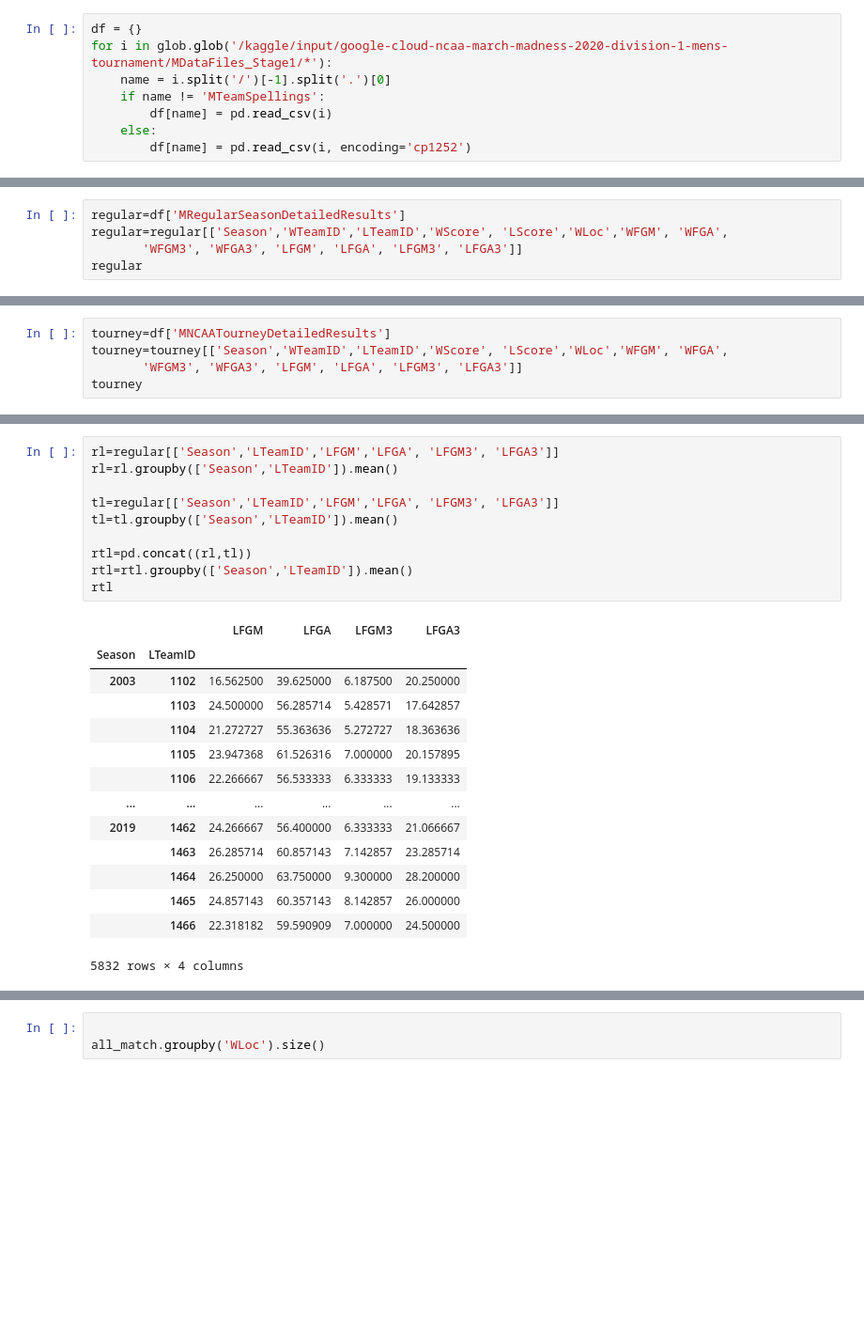
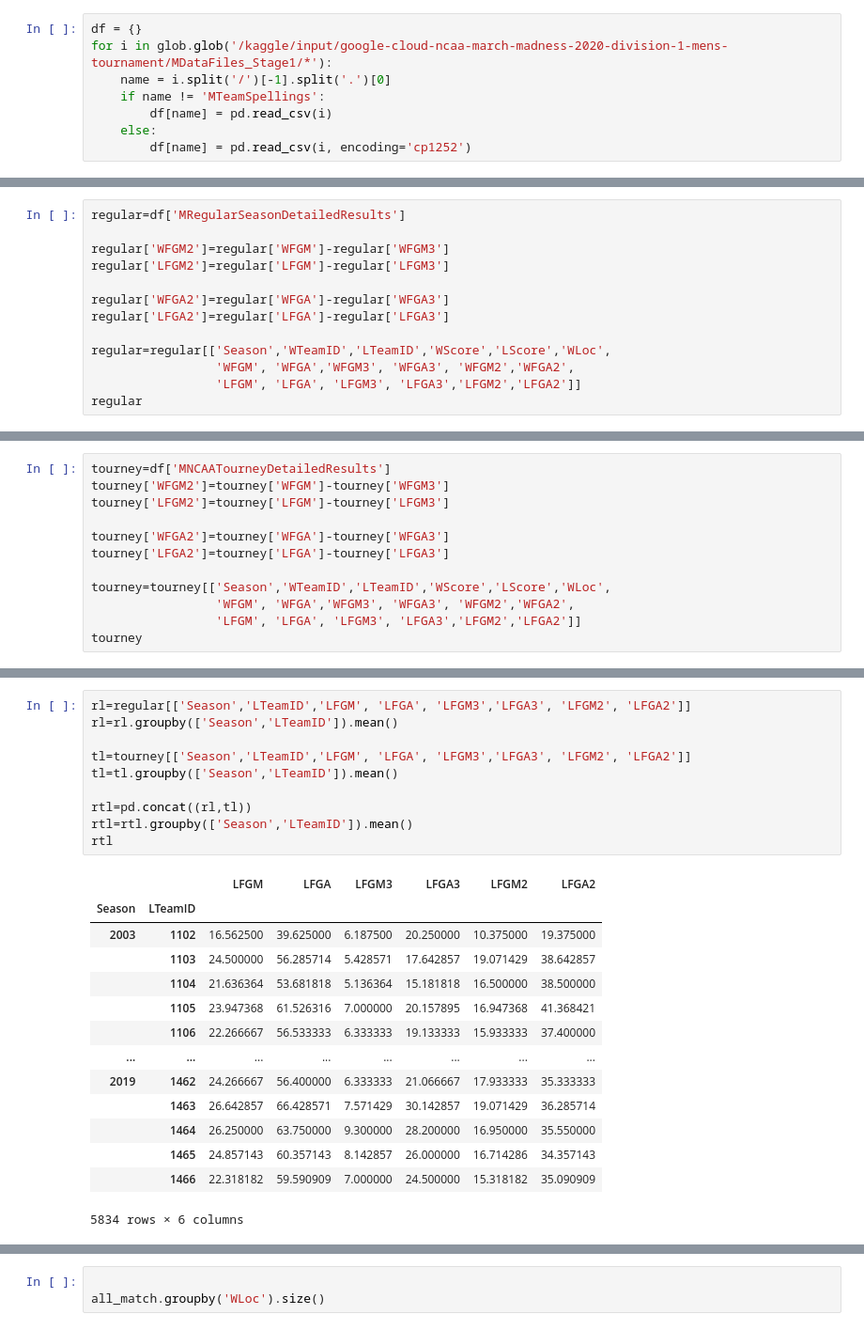
Before and after one commit to uni2237/kaggle-ncaa_m_2020, a Jupyter notebook: kernel79392c161c.ipynb, the cells around one changed output, grey strips where cells are left out. Shown at 94% size. Drawn from its saved outputs; the diff is of its cells as text; blank space fills up the shorter version.

```diff
--- a/kernel79392c161c.ipynb
+++ b/kernel79392c161c.ipynb
@@ -69,6 +69,14 @@ dict_keys(['Cities', 'MSecondaryTourneyTeams', 'MNCAATourneyCompactResults', 'MR
 # %%
 regular=df['MRegularSeasonDetailedResults']
-regular=regular[['Season','WTeamID','LTeamID','WScore', 'LScore','WLoc','WFGM', 'WFGA',
-       'WFGM3', 'WFGA3', 'LFGM', 'LFGA', 'LFGM3', 'LFGA3']]
+
+regular['WFGM2']=regular['WFGM']-regular['WFGM3']
+regular['LFGM2']=regular['LFGM']-regular['LFGM3']
+
+regular['WFGA2']=regular['WFGA']-regular['WFGA3']
+regular['LFGA2']=regular['LFGA']-regular['LFGA3']
+
+regular=regular[['Season','WTeamID','LTeamID','WScore','LScore','WLoc',
+                 'WFGM', 'WFGA','WFGM3', 'WFGA3', 'WFGM2','WFGA2',
+                 'LFGM', 'LFGA', 'LFGM3', 'LFGA3','LFGM2','LFGA2']]
 regular
 # %% [output]
@@ -88,6 +96,13 @@ regular
 # %%
 tourney=df['MNCAATourneyDetailedResults']
-tourney=tourney[['Season','WTeamID','LTeamID','WScore', 'LScore','WLoc','WFGM', 'WFGA',
-       'WFGM3', 'WFGA3', 'LFGM', 'LFGA', 'LFGM3', 'LFGA3']]
+tourney['WFGM2']=tourney['WFGM']-tourney['WFGM3']
+tourney['LFGM2']=tourney['LFGM']-tourney['LFGM3']
+
+tourney['WFGA2']=tourney['WFGA']-tourney['WFGA3']
+tourney['LFGA2']=tourney['LFGA']-tourney['LFGA3']
+
+tourney=tourney[['Season','WTeamID','LTeamID','WScore','LScore','WLoc',
+                 'WFGM', 'WFGA','WFGM3', 'WFGA3', 'WFGM2','WFGA2',
+                 'LFGM', 'LFGA', 'LFGM3', 'LFGA3','LFGM2','LFGA2']]
 tourney
 # %% [output]
@@ -132,27 +147,27 @@ rtw
 # %%
-rl=regular[['Season','LTeamID','LFGM','LFGA', 'LFGM3', 'LFGA3']]
+rl=regular[['Season','LTeamID','LFGM', 'LFGA', 'LFGM3','LFGA3', 'LFGM2', 'LFGA2']]
 rl=rl.groupby(['Season','LTeamID']).mean()
 
-tl=regular[['Season','LTeamID','LFGM','LFGA', 'LFGM3', 'LFGA3']]
+tl=tourney[['Season','LTeamID','LFGM', 'LFGA', 'LFGM3','LFGA3', 'LFGM2', 'LFGA2']]
 tl=tl.groupby(['Season','LTeamID']).mean()
 
 rtl=pd.concat((rl,tl))
 rtl=rtl.groupby(['Season','LTeamID']).mean()
 rtl
 # %% [output]
-|  |  | LFGM | LFGA | LFGM3 | LFGA3 |
-| Season | LTeamID |  |  |  |  |
-| 2003 | 1102 | 16.562500 | 39.625000 | 6.187500 | 20.250000 |
-|  | 1103 | 24.500000 | 56.285714 | 5.428571 | 17.642857 |
-|  | 1104 | 21.272727 | 55.363636 | 5.272727 | 18.363636 |
-|  | 1105 | 23.947368 | 61.526316 | 7.000000 | 20.157895 |
-|  | 1106 | 22.266667 | 56.533333 | 6.333333 | 19.133333 |
-| ... | ... | ... | ... | ... | ... |
-| 2019 | 1462 | 24.266667 | 56.400000 | 6.333333 | 21.066667 |
-|  | 1463 | 26.285714 | 60.857143 | 7.142857 | 23.285714 |
-|  | 1464 | 26.250000 | 63.750000 | 9.300000 | 28.200000 |
-|  | 1465 | 24.857143 | 60.357143 | 8.142857 | 26.000000 |
-|  | 1466 | 22.318182 | 59.590909 | 7.000000 | 24.500000 |
+|  |  | LFGM | LFGA | LFGM3 | LFGA3 | LFGM2 | LFGA2 |
+| Season | LTeamID |  |  |  |  |  |  |
+| 2003 | 1102 | 16.562500 | 39.625000 | 6.187500 | 20.250000 | 10.375000 | 19.375000 |
+|  | 1103 | 24.500000 | 56.285714 | 5.428571 | 17.642857 | 19.071429 | 38.642857 |
+|  | 1104 | 21.636364 | 53.681818 | 5.136364 | 15.181818 | 16.500000 | 38.500000 |
+|  | 1105 | 23.947368 | 61.526316 | 7.000000 | 20.157895 | 16.947368 | 41.368421 |
+|  | 1106 | 22.266667 | 56.533333 | 6.333333 | 19.133333 | 15.933333 | 37.400000 |
+| ... | ... | ... | ... | ... | ... | ... | ... |
+| 2019 | 1462 | 24.266667 | 56.400000 | 6.333333 | 21.066667 | 17.933333 | 35.333333 |
+|  | 1463 | 26.642857 | 66.428571 | 7.571429 | 30.142857 | 19.071429 | 36.285714 |
+|  | 1464 | 26.250000 | 63.750000 | 9.300000 | 28.200000 | 16.950000 | 35.550000 |
+|  | 1465 | 24.857143 | 60.357143 | 8.142857 | 26.000000 | 16.714286 | 34.357143 |
+|  | 1466 | 22.318182 | 59.590909 | 7.000000 | 24.500000 | 15.318182 | 35.090909 |
-5832 rows × 4 columns
+5834 rows × 6 columns
 # %%
 secondary=df['MSecondaryTourneyCompactResults']
```
Also changed, not shown: parts of 17 cells of this notebook.
